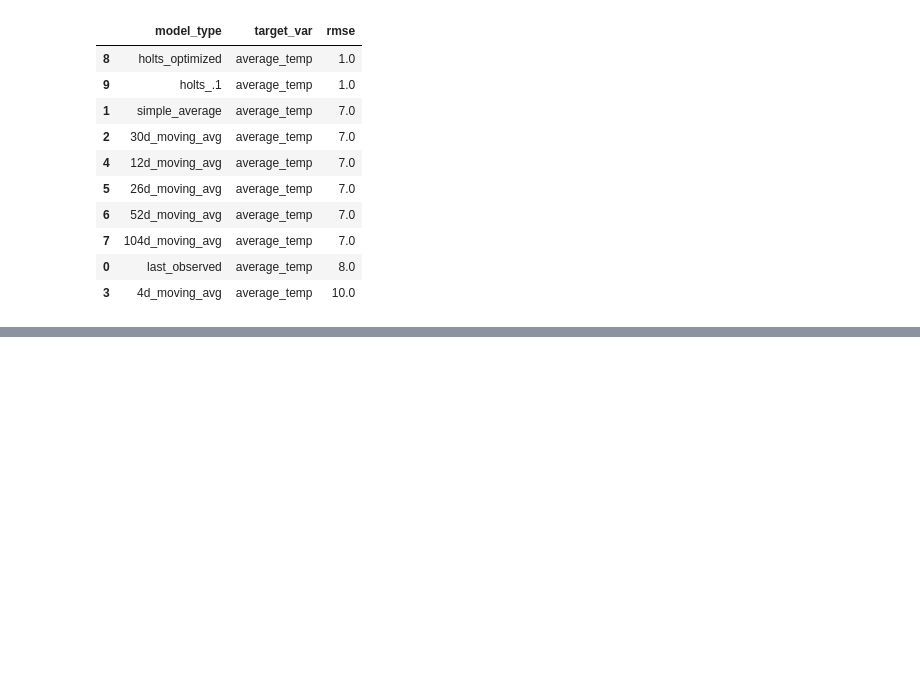
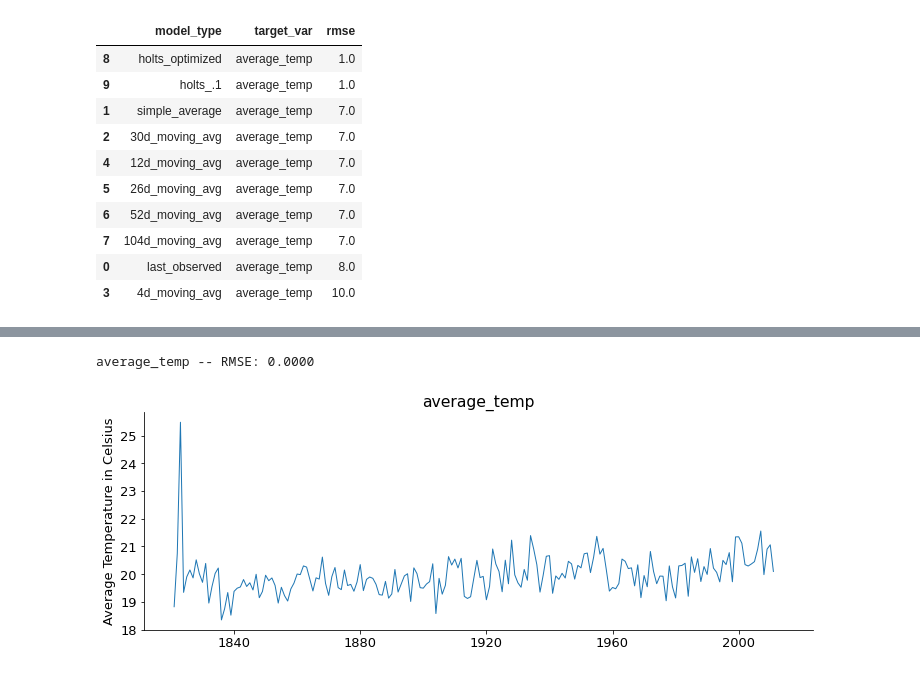
Before and after one commit to carlgriffin57/time-series-exercises, a Jupyter notebook: time-series-mini-project.ipynb, the cells around one changed output, grey strips where cells are left out. Saved outputs shown, nothing was run; the diff lists cells and outputs as text; code cells hidden in the pictures; blank space fills up the shorter version.

```diff
--- a/time-series-mini-project.ipynb
+++ b/time-series-mini-project.ipynb
@@ -506,0 +685,5 @@ eval_df.sort_values(by='rmse')
+# %%
+plot_and_eval('average_temp')
+# %% [output]
+average_temp -- RMSE: 0.0000
+[figure, added]
```
Also changed, not shown: parts of 29 cells of this notebook.
